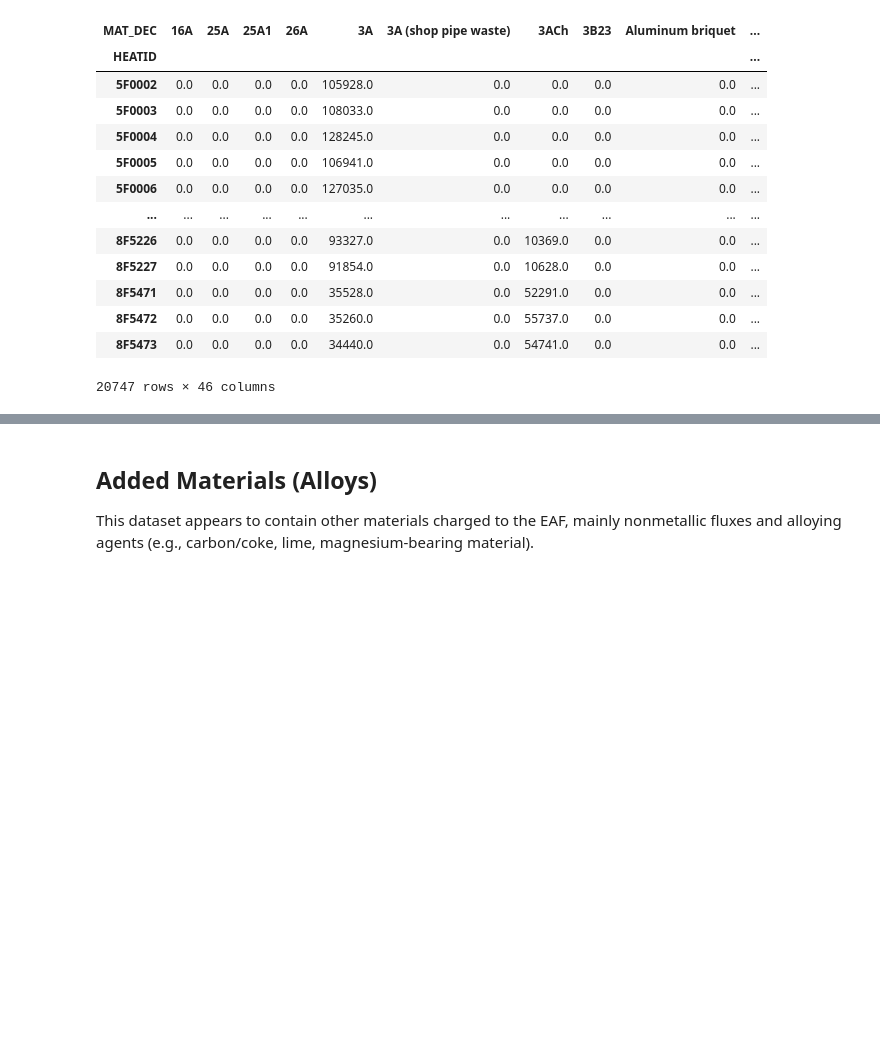
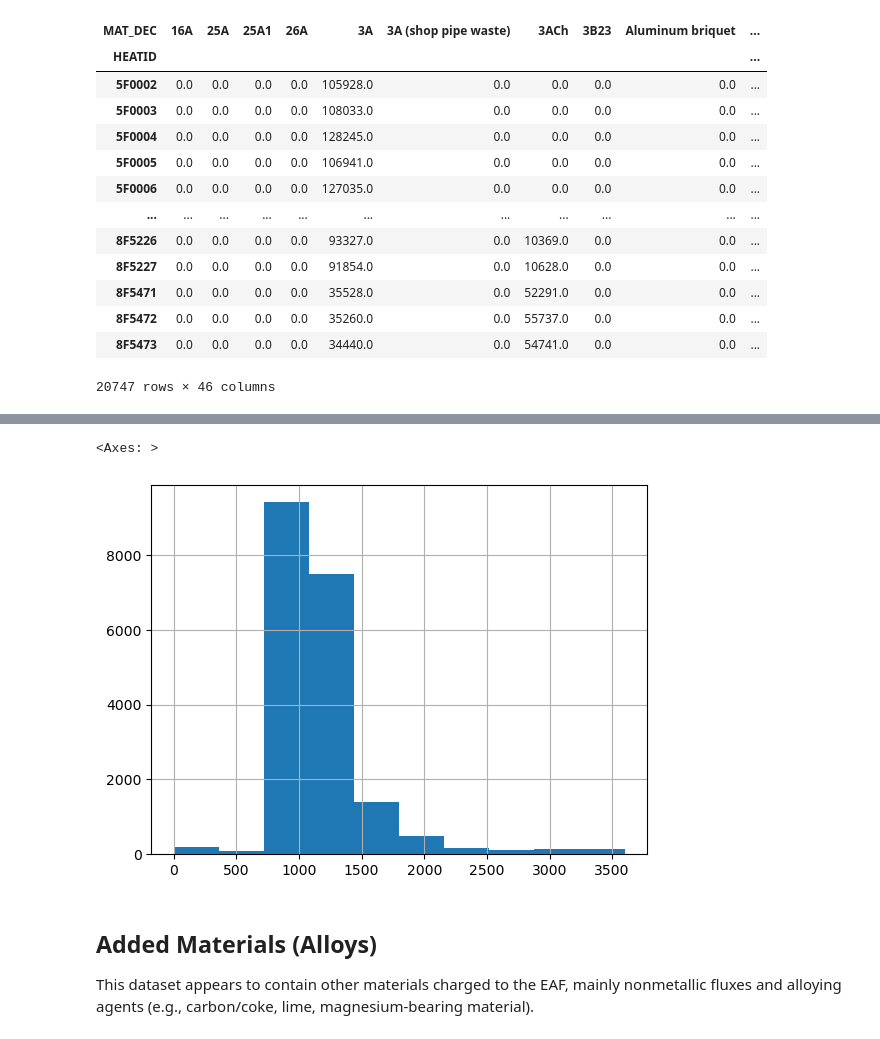
Before and after one commit to Jilai01/CHE1147-Team-8, a Jupyter notebook: EAF_energy_model.ipynb, the cells around one changed output, grey strips where cells are left out. Saved outputs shown, nothing was run; the diff lists cells and outputs as text; code cells hidden in the pictures; blank space fills up the shorter version.

Commit message:
Updated with more info extracted from plant data

```diff
--- a/EAF_energy_model.ipynb
+++ b/EAF_energy_model.ipynb
@@ -80,0 +104,4 @@ df_basket_charged_heats.mean()[df_basket_charged_heats.mean()>0].sort_values(asc
+# %%
+# Extract more info from basket charge data - based on my knowledge of EAF operations, radiative heat loss is a factor when opening the roof to charge from the basket. So make some metrics for basket charge timing.
+df_basket_timing = df_basket_charged.groupby('HEATID')['DATETIME'].unique().reset_index(level=0)
+df_basket_timing
@@ -80,0 +122,9 @@ df_basket_charged_heats.mean()[df_basket_charged_heats.mean()>0].sort_values(asc
+# %%
+import datetime as datetime
+
+df_basket_timing['total_charging_time'] = df_basket_timing['DATETIME'].apply(lambda x: (np.max(x) - np.min(x)).total_seconds())   # Total time between first and last basket charge.
+df_basket_timing['num_baskets'] = df_basket_timing['DATETIME'].apply(lambda x: len(x))   # Total time between first and last basket charge.
+
+df_basket_timing = df_basket_timing.drop(columns=['DATETIME'])
+df_basket_timing = df_basket_timing.set_index('HEATID')
+df_basket_timing
@@ -81,3 +146,8 @@ df_basket_charged_heats.mean()[df_basket_charged_heats.mean()>0].sort_values(asc
+# %%
+df_basket_timing['total_charging_time'].hist(range=(0,3600))
+# %% [output]
+<Axes: >
+[figure, added]
 # %% [markdown]
 ## Added Materials (Alloys)
 This dataset appears to contain other materials charged to the EAF, mainly nonmetallic fluxes and alloying agents (e.g., carbon/coke, lime, magnesium-bearing material).
```
Also changed, not shown: parts of 12 cells of this notebook.
